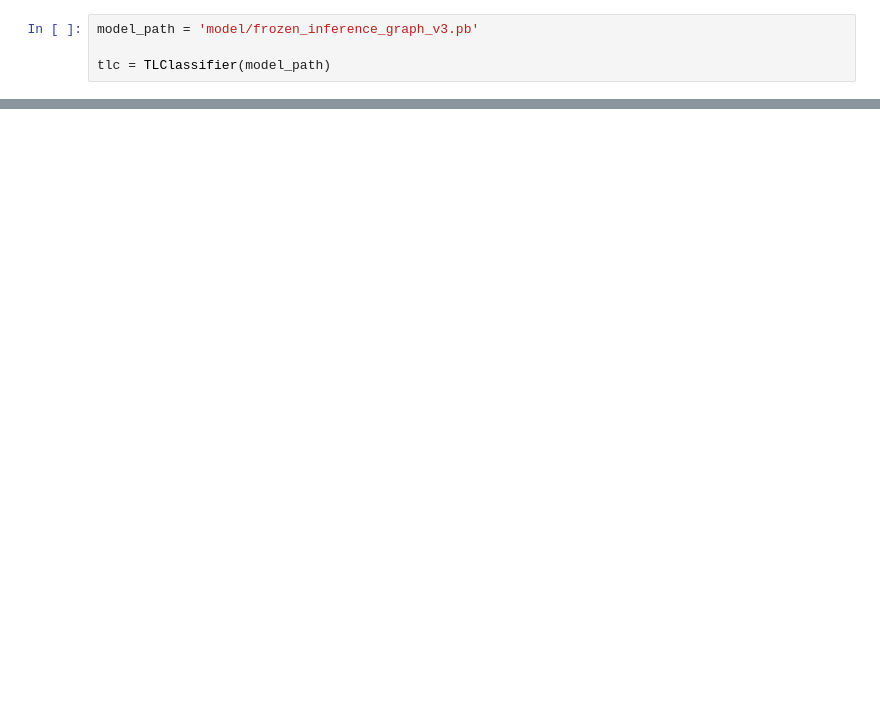
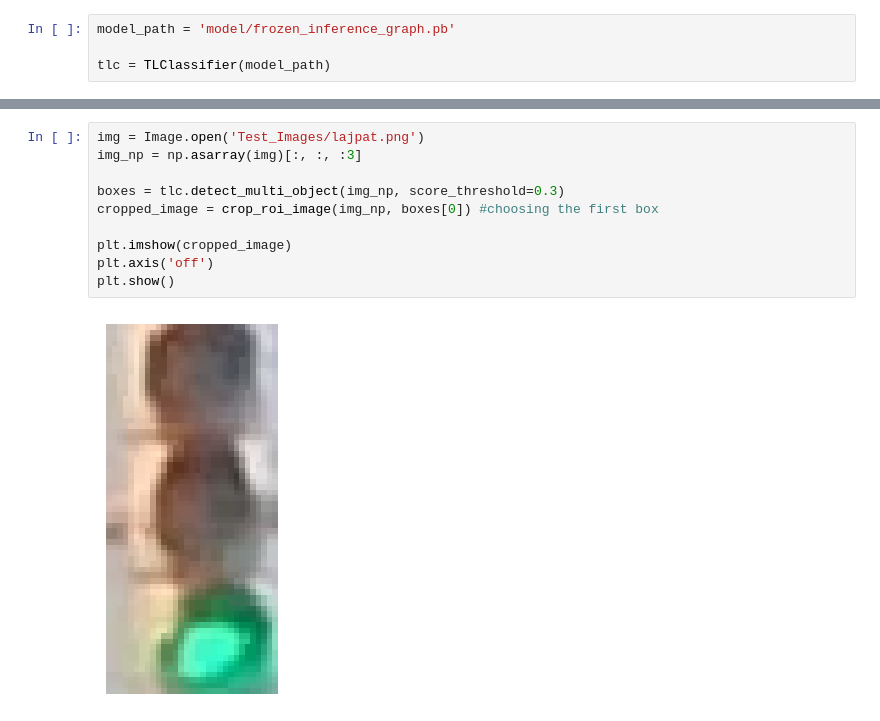
Before and after one commit to cmaspi/TIHAN-MILAN, a Jupyter notebook: main.ipynb, the cells around one changed output, grey strips where cells are left out. Cells and saved outputs as stored; diff of their text form; blank space fills up the shorter version.

```diff
--- a/main.ipynb
+++ b/main.ipynb
@@ -10,5 +17,5 @@ To enable them in other operations, rebuild TensorFlow with the appropriate comp
 # %%
-model_path = 'model/frozen_inference_graph_v3.pb'
+model_path = 'model/frozen_inference_graph.pb'
 
 tlc = TLClassifier(model_path)
 # %% [output]
@@ -15,0 +23,12 @@ NotFoundError: Op type not registered 'TFLite_Detection_PostProcess' in binary r
+# %%
+img = Image.open('Test_Images/lajpat.png')
+img_np = np.asarray(img)[:, :, :3]
+
+boxes = tlc.detect_multi_object(img_np, score_threshold=0.3)
+cropped_image = crop_roi_image(img_np, boxes[0]) #choosing the first box
+
+plt.imshow(cropped_image)
+plt.axis('off')
+plt.show()
+# %% [output]
+[figure, added]
```
Also changed, not shown: parts of 3 cells of this notebook, 2 other files.
